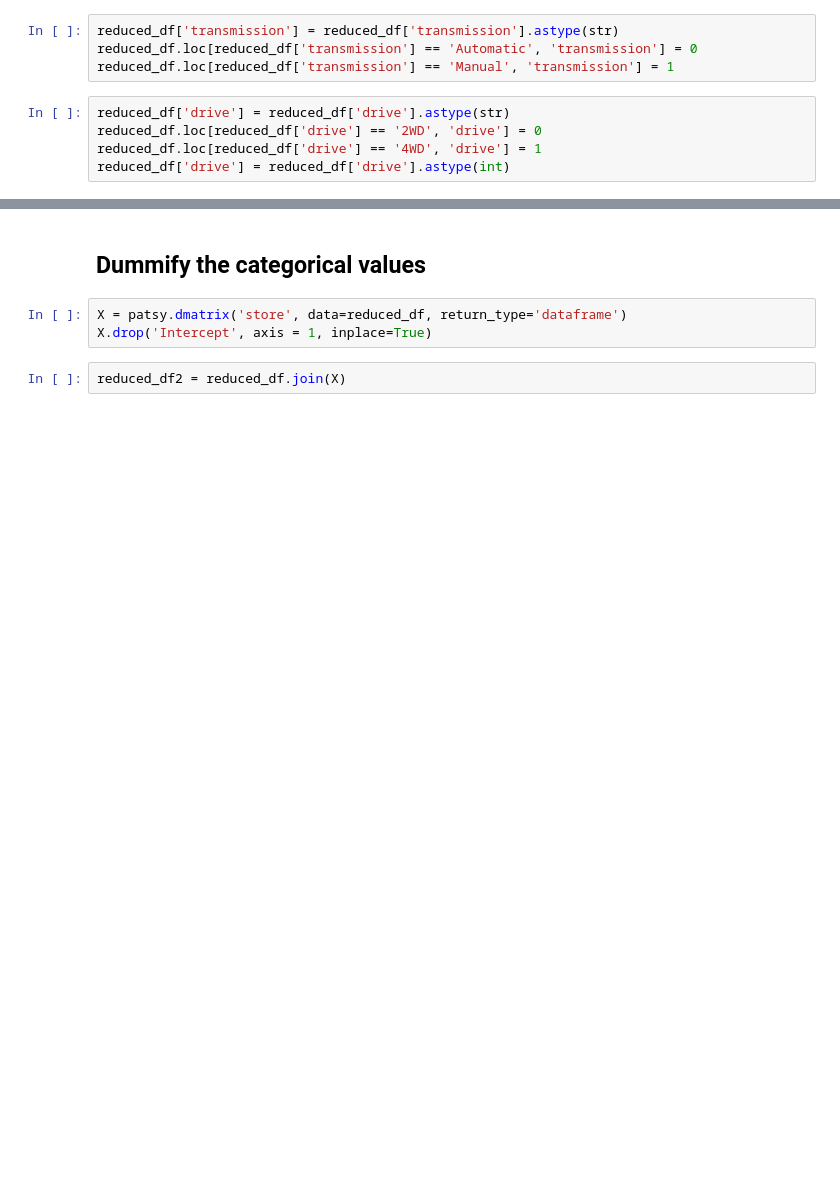
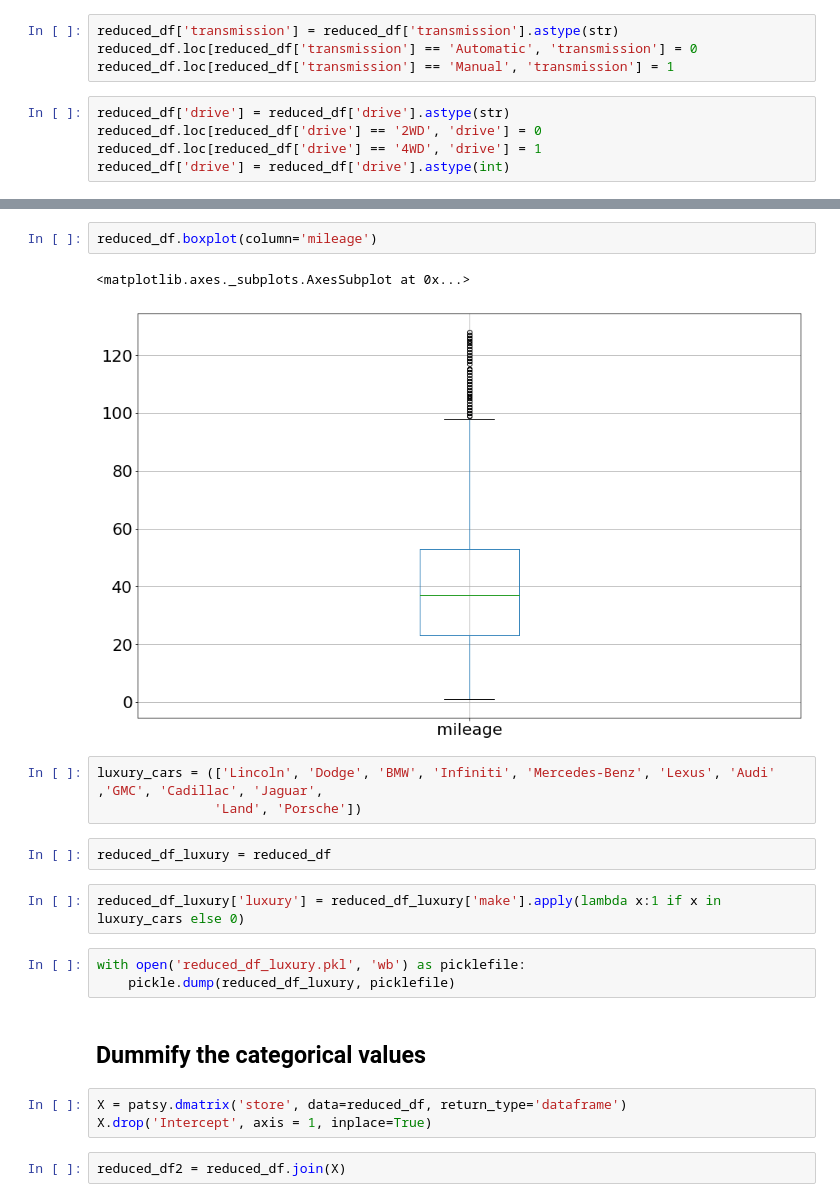
Before and after one commit to leomaxx/metiswork, a Jupyter notebook: project/project2_luther/Carmax_data_cleaning.ipynb, the cells around one changed output, grey strips where cells are left out. Cells and saved outputs as stored; diff of their text form; blank space fills up the shorter version.

```diff
--- a/project/project2_luther/Carmax_data_cleaning.ipynb
+++ b/project/project2_luther/Carmax_data_cleaning.ipynb
@@ -179,3 +246,18 @@ Name: store, dtype: int64
+# %%
+reduced_df.boxplot(column='mileage')
+# %% [output]
+<matplotlib.axes._subplots.AxesSubplot at 0x...>
+[figure, added]
+# %%
+luxury_cars = (['Lincoln', 'Dodge', 'BMW', 'Infiniti', 'Mercedes-Benz', 'Lexus', 'Audi' ,'GMC', 'Cadillac', 'Jaguar',
+               'Land', 'Porsche'])
+# %%
+reduced_df_luxury = reduced_df
+# %%
+reduced_df_luxury['luxury'] = reduced_df_luxury['make'].apply(lambda x:1 if x in luxury_cars else 0)
+# %%
+with open('reduced_df_luxury.pkl', 'wb') as picklefile:
+    pickle.dump(reduced_df_luxury, picklefile)
 # %% [markdown]
 ## Dummify the categorical values
 # %%
```
Also changed, not shown: parts of 24 cells of this notebook, 6 other files.
